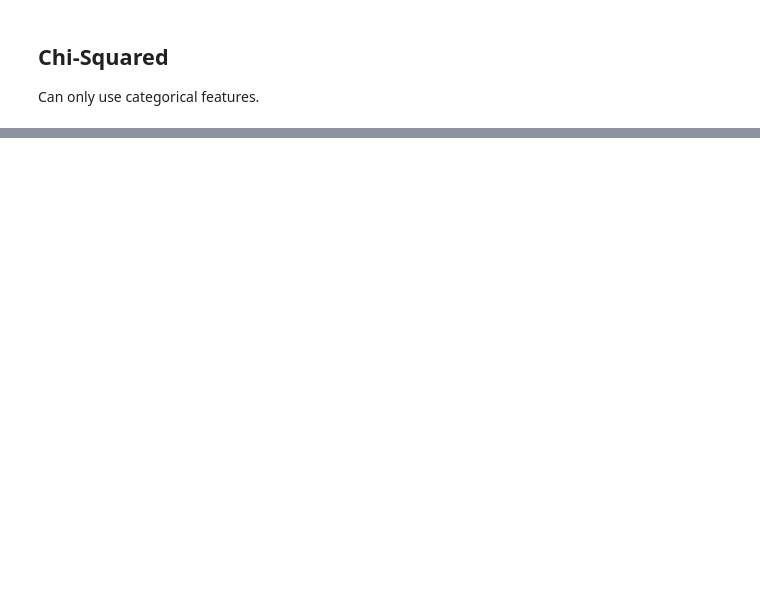
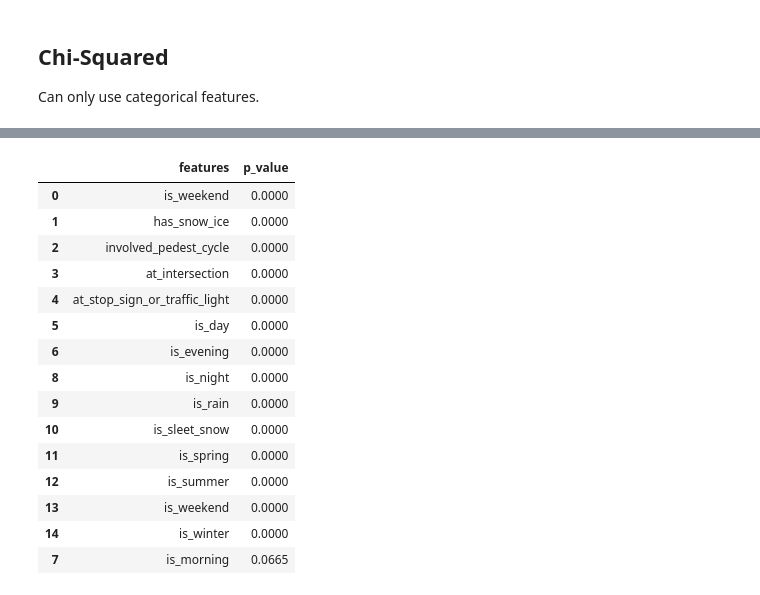
Before and after one commit to Morgan-Sell/chicago-traffic-safety, a Jupyter notebook: feature_selection.ipynb, the cells around one changed output, grey strips where cells are left out. Cells and saved outputs as stored; diff of their text form; code cells hidden in the pictures; blank space fills up the shorter version.

```diff
--- a/feature_selection.ipynb
+++ b/feature_selection.ipynb
@@ -141,3 +139,34 @@ fig.tight_layout();
 ## Chi-Squared
 
 Can only use categorical features.
+# %%
+X = accidents[['is_weekend',
+              'has_snow_ice',
+              'involved_pedest_cycle',
+              'at_intersection',
+              'at_stop_sign_or_traffic_light',
+              'is_day',
+              'is_evening',
+              'is_morning',
+              'is_night',
+               'is_rain',
+               'is_sleet_snow',
+               'is_spring',
+               'is_summer',
+               'is_weekend',
+               'is_winter']]
+
+y = accidents['is_fatal_or_incap']
+
+X_train, X_test, y_train, y_test = train_test_split(X, y, test_size=0.2, random_state=3)
+# %%
+# OVERSAMPLING
+oversampler = RandomOverSampler(sampling_strategy=0.5, random_state=3)
+#oversampler = SMOTE(sampling_strategy=0.5, random_state=3)
+
+X_over, y_over = oversampler.fit_resample(X_train.to_numpy(), y_train.to_numpy())
+# %%
+# First array is comprised of the F-scores.
+# Second array is comprised of the p-values.
+f_score = chi2(X_over, y_over)
+f_score
@@ -143,0 +182,26 @@ Can only use categorical features.
+# %%
+chi2_p_values = pd.DataFrame()
+chi2_p_values['features'] = X_train.columns
+chi2_p_values['p_value'] = f_score[1]
+chi2_p_values['p_value'] = chi2_p_values['p_value'].apply(lambda x: np.round(x, decimals=4))
+chi2_p_values.sort_values('p_value', ascending=True, axis=0, inplace=True)
+
+
+chi2_p_values
+# %% [output]
+|  | features | p_value |
+| 0 | is_weekend | 0.0000 |
+| 1 | has_snow_ice | 0.0000 |
+| 2 | involved_pedest_cycle | 0.0000 |
+| 3 | at_intersection | 0.0000 |
+| 4 | at_stop_sign_or_traffic_light | 0.0000 |
+| 5 | is_day | 0.0000 |
+| 6 | is_evening | 0.0000 |
+| 8 | is_night | 0.0000 |
+| 9 | is_rain | 0.0000 |
+| 10 | is_sleet_snow | 0.0000 |
+| 11 | is_spring | 0.0000 |
+| 12 | is_summer | 0.0000 |
+| 13 | is_weekend | 0.0000 |
+| 14 | is_winter | 0.0000 |
+| 7 | is_morning | 0.0665 |
```
Also changed, not shown: parts of 4 cells of this notebook.
